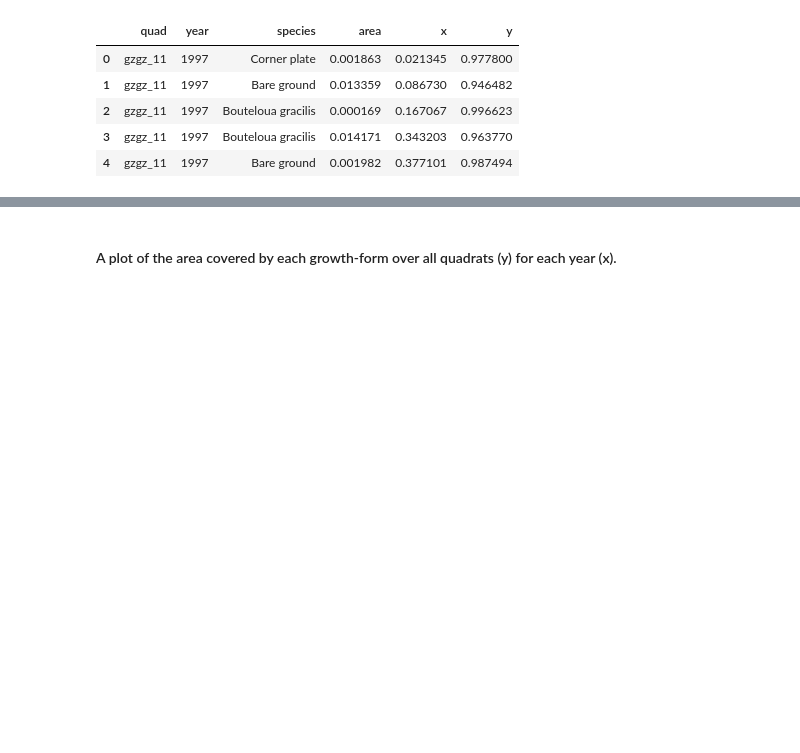
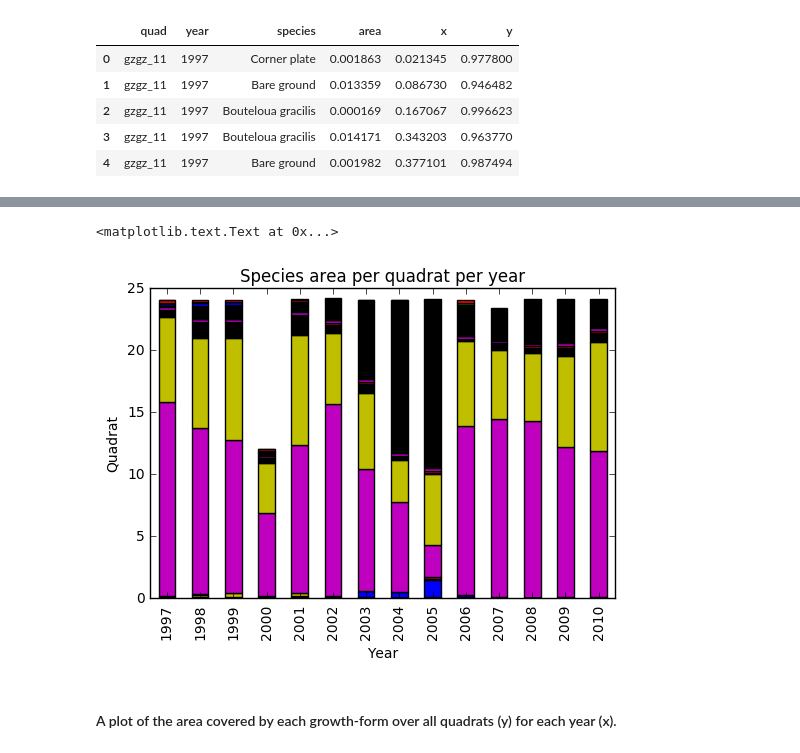
Before and after one commit to melissahoffman/Python_Data_Analysis, a Jupyter notebook: Python_Data_Analysis.ipynb, the cells around one changed output, grey strips where cells are left out. Saved outputs shown, nothing was run; the diff lists cells and outputs as text; code cells hidden in the pictures; blank space fills up the shorter version.

```diff
--- a/Python_Data_Analysis.ipynb
+++ b/Python_Data_Analysis.ipynb
@@ -77,0 +57,3 @@ merged_species_quad_year.head()
+# %%
+species_year = all_records.groupby(['species','year'], as_index = False).area.sum()
+species_year.head()
@@ -78,3 +67,14 @@ merged_species_quad_year.head()
+# %%
+species_year_wide = species_year.pivot(index = 'year', columns = 'species', values = 'area')
+# %%
+%matplotlib inline
+species_year_plot = species_year_wide.plot(kind ='bar', stacked = True, legend = False,
+                  title = "Species area per quadrat per year")
+species_year_plot.set_xlabel("Year")
+species_year_plot.set_ylabel("Quadrat")
+# %% [output]
+<matplotlib.text.Text at 0x...>
+[figure, added]
 # %% [markdown]
 #### A plot of the area covered by each growth-form over all quadrats (y) for each year (x).
 # %% [markdown]
```
Also changed, not shown: parts of 5 cells of this notebook.
